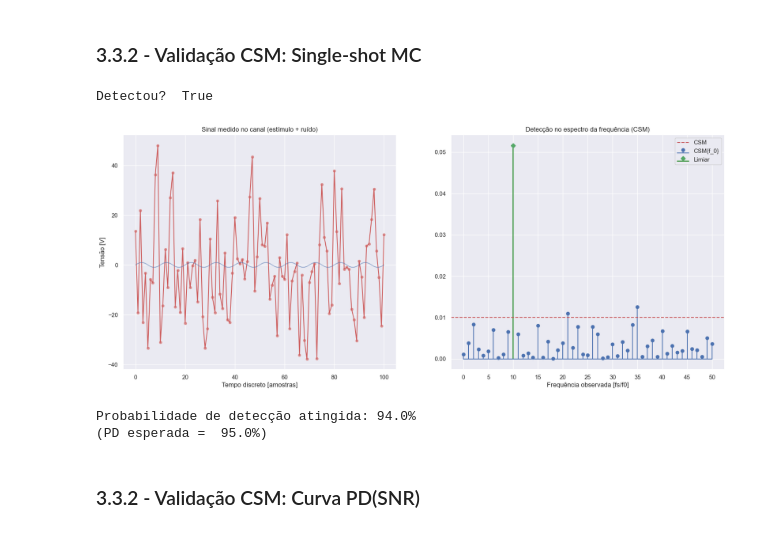
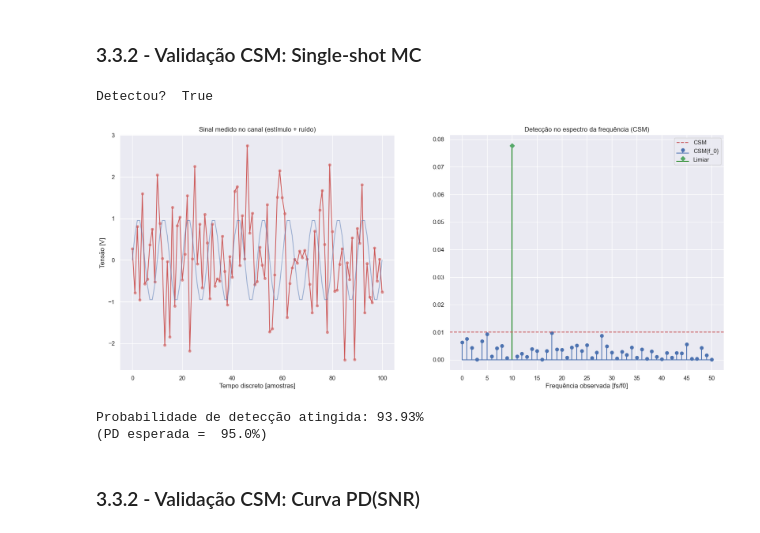
Before and after one commit to Alexandre-Caldeira/detection-theory-101, a Jupyter notebook: notebooks/comCalma.ipynb, the cells around one changed output. Saved outputs shown, nothing was run; the diff lists cells and outputs as text; code cells hidden in the pictures.

```diff
--- a/notebooks/comCalma.ipynb
+++ b/notebooks/comCalma.ipynb
@@ -417,13 +417,18 @@ x = senoide(amplitude=amp, N=N, f0 = f0, fs=fs)
 [F, _, _] = niasFFT(sinal = x, fs=fs)
 bin_f0 = np.where(F==f0)[0][0]
 
-amplitudeRuido = 20 # SNR = 20*ln(1/20) = -200
+amplitudeRuido = 0 # média
+energia_ruido = 1 # desvio
+SNRi = -25
+
 alpha = 0.05
 limiar = vc_SFT(L=L, alpha=alpha)
 nd = 0
 
 # Soma ruido aleatório novo à senóide inicial, em cada simulação:
-sinal = x + amplitudeRuido*rd.randn(N,)
+ruido = amplitudeRuido + energia_ruido*rd.randn(N,)
+A = 10**(SNRi/20)*(energia_ruido**2);
+sinal = A*x + ruido
 
 # Calcula SFT na f0:
 [X, ORD]= ord_SFT(sinal=sinal, L=L, BIN=bin_f0)
@@ -500,8 +532,9 @@ bin_f0 = round(len(x)*f0/fs)
 # [F, _, _] = niasFFT(sinal = x, fs=fs)
 # bin_f0 = np.where(F==f0)[0][0]
 
+energia_ruido = 1
+SNRi = -25
 
-amplitudeRuido = 20 # SNR = 20*ln(1/20) = -200
 alpha = 0.04
 limiar = vc_SFT(L=L, alpha=alpha)
 nd = 0
@@ -509,7 +542,9 @@ hist = np.zeros((nSim,))
 
 for i in tqdm(range(0,nSim), desc = 'Simulando'):
     # Soma ruido aleatório novo à senóide inicial, em cada simulação:
-    sinal = x + amplitudeRuido*rd.randn(N,)
+    ruido = energia_ruido*rd.randn(N,)
+    A = 10**(SNRi/20)*(energia_ruido**2);
+    sinal = A*x + ruido
 
     # Calcula SFT na f0:
     [_, ORD]= ord_SFT(sinal=sinal, L=L, BIN=bin_f0)
@@ -688,89 +732,93 @@ plt.xlim([Mmin, Mmax]);
 ### 3.3.2 - Validação CSM: Single-shot MC
 # %%
 nSim = int(1e4) # num. de simulações (sen+ruido=>ord=>detecção?)
-N = int(1e4) # num. de pontos na senóide
 
-# Calcula senóide base e frequência para encontrar bins:
+# Calcula senóide base:
 f0 = 100
 fs = 1000
-M = 300
+M = 300 # número de janelas até o teste
 tj = 100 # 1 seg/jan
-N = M*tj # 100*5 = 500 segundos
-amp = 1
-x = senoide(amplitude=amp, N=N, f0 = f0, fs=fs)
+N = M*tj # num. de pontos na senóide
+x = senoide(amplitude=1, N=N, f0 = f0, fs=fs)
 
-amplitudeRuido = 20
-alpha = 0.05
-limiar = vc_CSM(M=M, alpha=0.05) # alpha = 5%
-nd = 0
+amplitudeRuido = 0
+energia_ruido = 1
+SNRi = -25
+A = 10**(SNRi/20)*(energia_ruido**2);
+limiar = vc_CSM(M=M) # alpha = 5%
+nd  = 0
+
 
 # Soma ruido aleatório novo à senóide inicial, em cada simulação:
-ruido =  amplitudeRuido*rd.randn(N,)
-sinal = x + ruido
-
+ruido =  energia_ruido*rd.randn(N,) + amplitudeRuido
+sinal = A*x + ruido
 
 # Calcula CSM:
 [_, ORD]= ord_CSM(sinal=sinal, tamanhoJanela=tj, M=M)
 bin_f0 = round(len(ORD)*f0/fs)
 
-fig = plt.subplot(121);
+fig2 = plt.subplot(121);
 sns.scatterplot(data = sinal[0:101], color='indianred', alpha = 0.65);
 sns.lineplot(data = sinal[0:101], color='indianred');
 sns.lineplot(data = x[0:101], color='b', alpha = 0.5);
 titulo = 'Sinal medido no canal (estímulo + ruído)'
 plt.title(titulo);
 plt.xlabel('Tempo discreto [amostras]');
 plt.ylabel('Tensão [V]');
 
 plt.subplot(122);
 # print(fs/f0) # ORD está na frequencia observada (fl = fs/f0)
 plt.stem(ORD[0:round(len(ORD)/2 +1)], linefmt= 'b', basefmt= 'b');
 plt.stem(bin_f0, ORD[bin_f0], markerfmt='gD' ,linefmt= 'green',basefmt= 'green')
 plt.axhline(y=limiar, color='r', linestyle = '--');
 plt.title('Detecção no espectro da frequência (CSM)');
 plt.xlabel('Frequência observada [fs/f0]');
 plt.xticks(np.arange(0,round(len(ORD)/2 +len(ORD)/20), len(ORD)/20))
 plt.legend(['CSM','CSM{f_0}','Limiar'])
 
 # plt.legend('CSM','Limiar');
 
 print('Detectou? ', ORD[bin_f0] > limiar)
 # Altere a amplitude do ruido para observar o efeito :)
 # %% [output]
 Detectou?  True
-[figure, old version]
+[figure, new version]
 # %%
 nSim = int(1e4) # num. de simulações (sen+ruido=>ord=>detecção?)
-N = int(1e4) # num. de pontos na senóide
 
 # Calcula senóide base:
 f0 = 100
 fs = 1000
-M = 300
+M = 300 # número de janelas até o teste
 tj = 100 # 1 seg/jan
-N = M*tj
-amp = 1
-x = senoide(amplitude=amp, N=N, f0 = f0, fs=fs)
+N = M*tj # num. de pontos na senóide
+x = senoide(amplitude=1, N=N, f0 = f0, fs=fs)
 
-amplitudeRuido = 32 # SNR[dB] = 20log(1/35) ~= -30 dB
-limiar = vc_MSC(M=M) # alpha = 5%
-nd = 0
+amplitudeRuido = 0
+energia_ruido = 1
+SNRi = -30
+A = 10**(SNRi/20)*(energia_ruido**2);
+limiar = vc_CSM(M=M) # alpha = 5%
+nd  = 0
 
 for i in tqdm(range(0,nSim), desc = 'Simulando'):
     # Soma ruido aleatório novo à senóide inicial, em cada simulação:
-    sinal = x + amplitudeRuido*rd.randn(N,)
+    A = 10**(SNRi/20)*(energia_ruido**2);
+    ruido =  amplitudeRuido+ energia_ruido*rd.randn(N,)
+    sinal = A*x  + ruido
 
     # Calcula SFT na f0:
     [_, ORD]= ord_MSC(sinal = sinal, tamanhoJanela=tj, M= M)
 
     # Detecção?
-    if  ORD[round(fs/f0)] > limiar: nd +=1
+    bin_f0 = round(len(ORD)*f0/fs)
+    if  ORD[bin_f0] > limiar: nd +=1
 
 
 print('Probabilidade de detecção atingida:', (nd/nSim)*100,'\b%')
 print('(PD esperada = ',100*(1-alpha),'\b%)')
 # %% [output]
-Probabilidade de detecção atingida: 94.0%
+Probabilidade de detecção atingida: 93.93%
 (PD esperada =  95.0%)
 # %% [markdown]
 ### 3.3.2 - Validação CSM: Curva PD(SNR)
```
Also changed, not shown: parts of 18 cells of this notebook, 1 other file.
